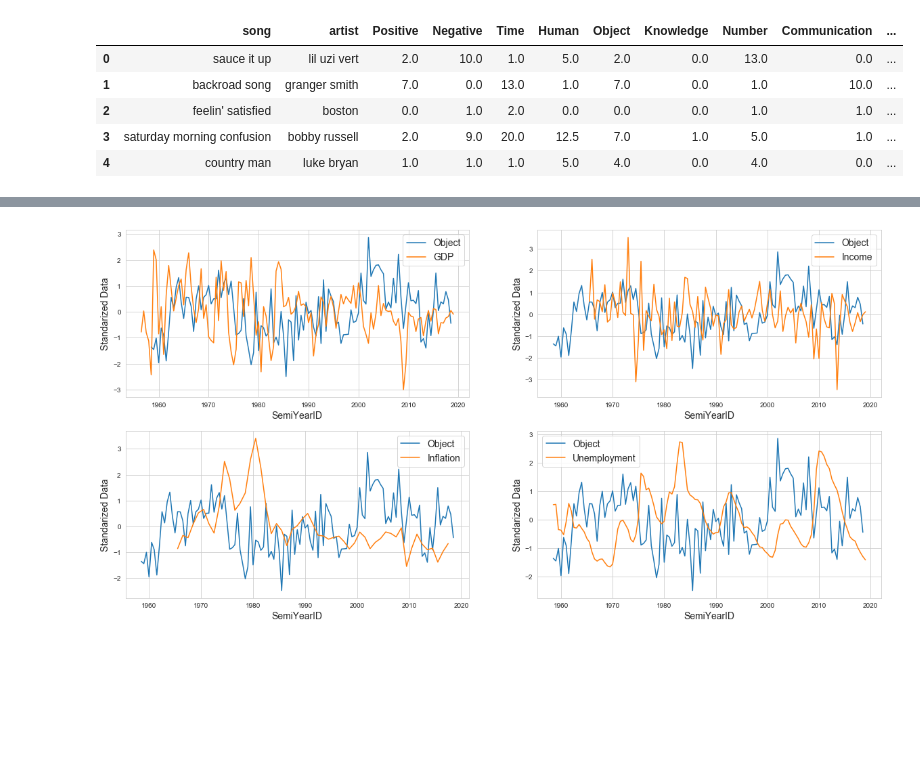
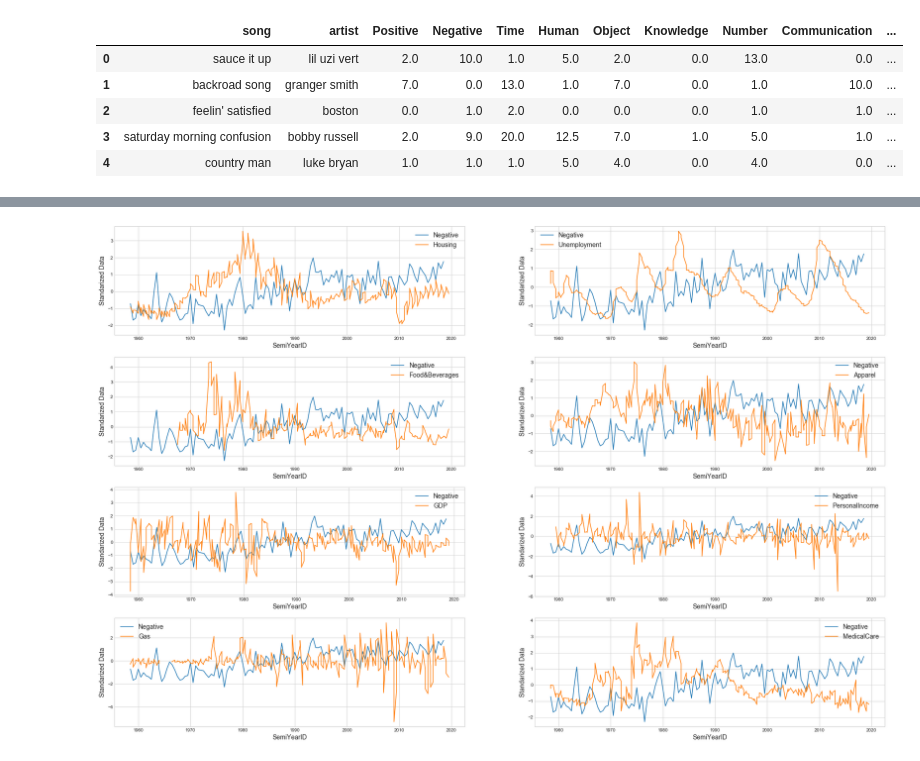
Before and after one commit to cvraut/Music_Econ, a Jupyter notebook: dataClustering/category_vs_econ.ipynb, the cells around one changed output, grey strips where cells are left out. Saved outputs shown, nothing was run; the diff lists cells and outputs as text; code cells hidden in the pictures; blank space fills up the shorter version.

Commit message:
Added Heat Map and econ master file

```diff
--- a/dataClustering/category_vs_econ.ipynb
+++ b/dataClustering/category_vs_econ.ipynb
@@ -121,14 +116,0 @@ Income.columns = ["DATE", "Econ"]
-# %%
-Unemployment["FirstHalf"] = 0
-Unemployment["SecondHalf"] = 0
-for i in range(Unemployment.shape[0]):
-    Unemployment.loc[i, "FirstHalf"] = np.mean(Unemployment.loc[i, ['Jan', 'Feb', 'Mar', 'Apr', 'May', 'Jun']].values.tolist())
-    Unemployment.loc[i, "SecondHalf"] = np.mean(Unemployment.loc[i, ['Jul', 'Aug', 'Sep', 'Oct', 'Nov', 'Dec']].values.tolist())
-# %%
-results = list()
-time = list()
-for i in range(Unemployment.shape[0]):
-    results.append(Unemployment.loc[i, "FirstHalf"])
-    time.append(int(Unemployment.loc[i, "Year"]))
-    results.append(Unemployment.loc[i, "SecondHalf"])
-    time.append(int(Unemployment.loc[i, "Year"]) + 0.5)
@@ -165,0 +117,3 @@ ds_names = ["GDP", "Income", "Inflation", "Unemployment"]
+# %%
+econ_master = pd.read_csv("../data/Econ/econ_master.csv")
+econ_master = econ_master.drop("Unnamed: 0", axis=1)
@@ -165,0 +148,2 @@ ds_names = ["GDP", "Income", "Inflation", "Unemployment"]
+# %%
+econ_categories = list(set(econ_master.columns) - set(["QuarterID", "DATE", "SemiYearID", "LoanRate", "Food&Beverages", "Meats", "HouseholdIncome"]))
@@ -166,14 +161,15 @@ ds_names = ["GDP", "Income", "Inflation", "Unemployment"]
 # %%
-fig, ax = plt.subplots(2, 2, figsize=(20, 10))
+category_name = "Negative"
+fig, ax = plt.subplots(2, 2, figsize=(30, 20))
 sns.set_style("whitegrid")
-for i in range(4):
-    ax = plt.subplot(2, 2, i+1)
-    data = harvard_BB_SemiYear["Human"]
-    econ = ds[i]["Econ"]
-    plt.plot(harvard_BB_SemiYear["SemiYearID"], [(i - np.mean(data)) / np.std(data) for i in data], label="Object")
-    plt.plot([i+0.5 for i in ds[i]["SemiYearID"]], [(i - np.mean(econ)) / np.std(econ) for i in econ], label=ds_names[i])
+for i in range(len(econ_categories)):
+    ax = plt.subplot(len(econ_categories)//2, 2,i+1)
+    data = harvard_BB_SemiYear[category_name]
+    econ_data = econ_master[econ_categories[i]]
+    plt.plot(harvard_BB_SemiYear["SemiYearID"], [(i - np.mean(data)) / np.std(data) for i in data], label=category_name)
+    plt.plot([i+0.5 for i in econ_master["SemiYearID"]], [(i - np.mean(econ_data)) / np.std(econ_data) for i in econ_data], label=econ_categories[i])
     plt.legend(fontsize=14)
     plt.xlabel("SemiYearID", fontsize=14)
     plt.ylabel("Standarized Data", fontsize=14)
 # %% [output]
-[figure, old version]
+[figure, new version]
```
Also changed, not shown: parts of 32 cells of this notebook, 2 other files.
